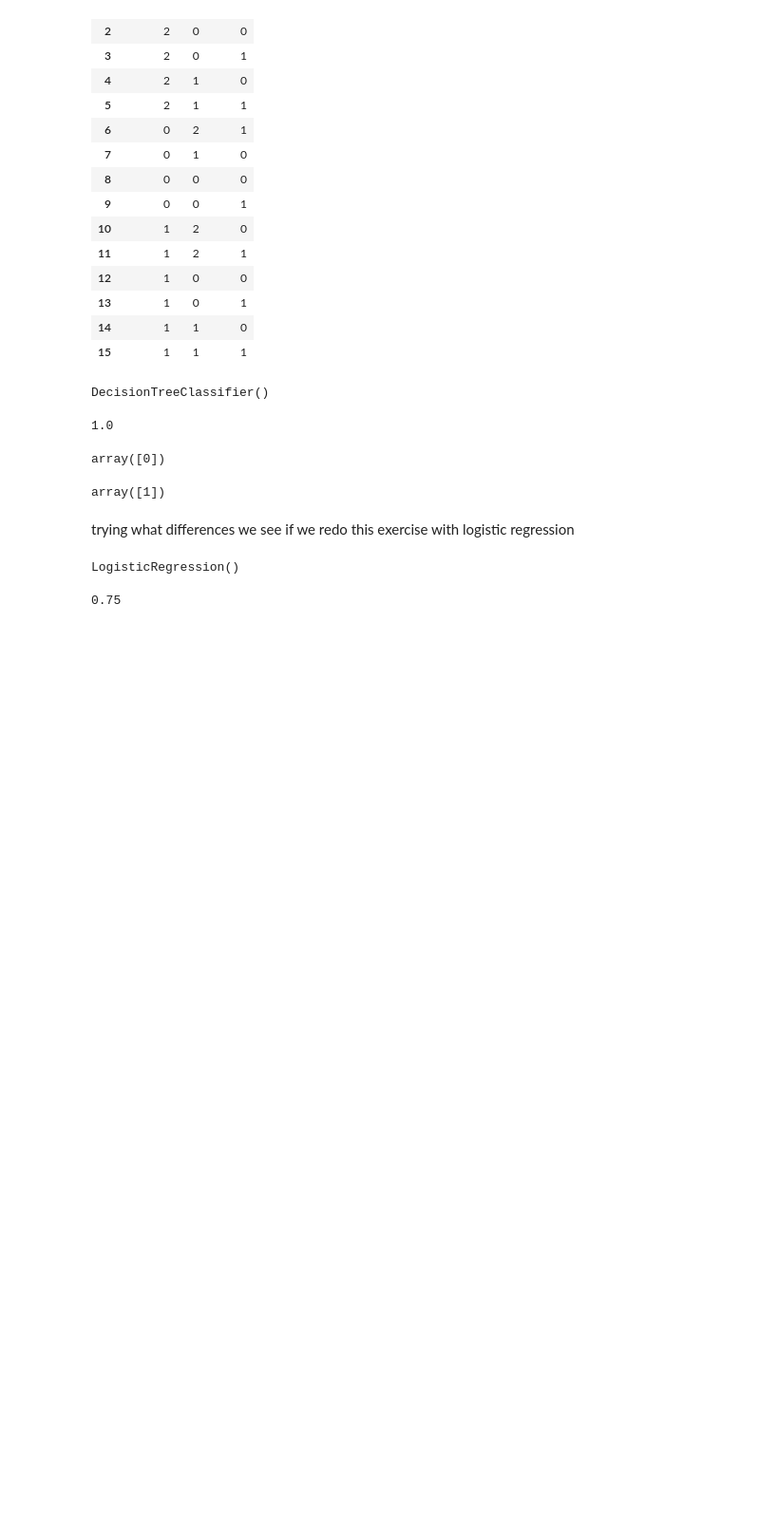
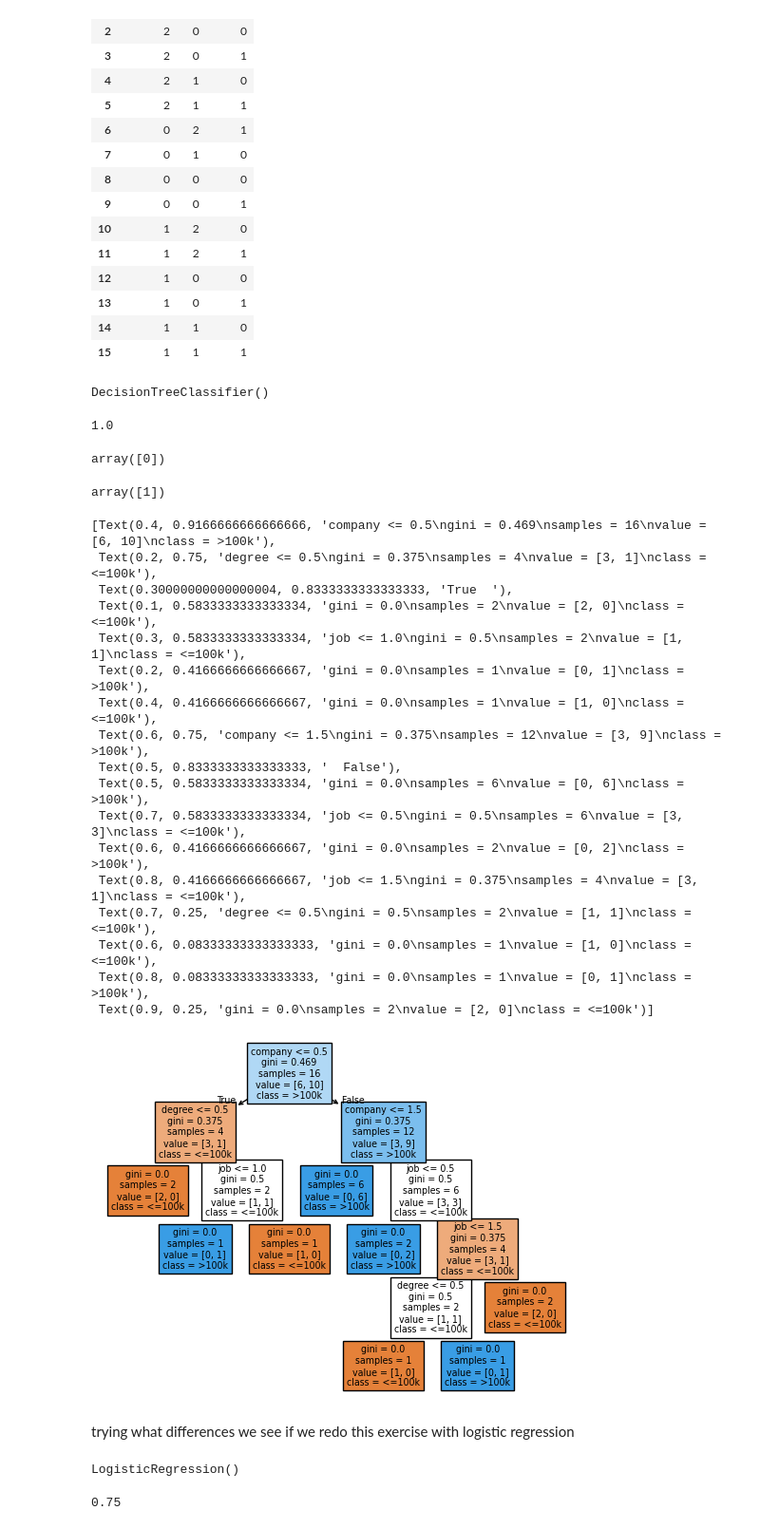
Before and after one commit to Xeylenol/ML_Py, a Jupyter notebook: 6_decision_tree/decision_tree.ipynb, the cells around one changed output. Shown: that part at 95% size. Drawn from its saved outputs; the diff is of its cells as text; code cells hidden in the pictures; blank space fills up the shorter version.

```diff
--- a/6_decision_tree/decision_tree.ipynb
+++ b/6_decision_tree/decision_tree.ipynb
@@ -75,6 +75,27 @@ array([0])
 model.predict([[2,1,1]]) #Google, Computer Engineer, Masters degree > 100 k ?
 # %% [output]
 array([1])
+# %%
+tree.plot_tree(model, feature_names=inputs.columns, class_names=['<=100k', '>100k'], filled=True)
+# %% [output]
+[Text(0.4, 0.9166666666666666, 'company <= 0.5\ngini = 0.469\nsamples = 16\nvalue = [6, 10]\nclass = >100k'),
+ Text(0.2, 0.75, 'degree <= 0.5\ngini = 0.375\nsamples = 4\nvalue = [3, 1]\nclass = <=100k'),
+ Text(0.30000000000000004, 0.8333333333333333, 'True  '),
+ Text(0.1, 0.5833333333333334, 'gini = 0.0\nsamples = 2\nvalue = [2, 0]\nclass = <=100k'),
+ Text(0.3, 0.5833333333333334, 'job <= 1.0\ngini = 0.5\nsamples = 2\nvalue = [1, 1]\nclass = <=100k'),
+ Text(0.2, 0.4166666666666667, 'gini = 0.0\nsamples = 1\nvalue = [0, 1]\nclass = >100k'),
+ Text(0.4, 0.4166666666666667, 'gini = 0.0\nsamples = 1\nvalue = [1, 0]\nclass = <=100k'),
+ Text(0.6, 0.75, 'company <= 1.5\ngini = 0.375\nsamples = 12\nvalue = [3, 9]\nclass = >100k'),
+ Text(0.5, 0.8333333333333333, '  False'),
+ Text(0.5, 0.5833333333333334, 'gini = 0.0\nsamples = 6\nvalue = [0, 6]\nclass = >100k'),
+ Text(0.7, 0.5833333333333334, 'job <= 0.5\ngini = 0.5\nsamples = 6\nvalue = [3, 3]\nclass = <=100k'),
+ Text(0.6, 0.4166666666666667, 'gini = 0.0\nsamples = 2\nvalue = [0, 2]\nclass = >100k'),
+ Text(0.8, 0.4166666666666667, 'job <= 1.5\ngini = 0.375\nsamples = 4\nvalue = [3, 1]\nclass = <=100k'),
+ Text(0.7, 0.25, 'degree <= 0.5\ngini = 0.5\nsamples = 2\nvalue = [1, 1]\nclass = <=100k'),
+ Text(0.6, 0.08333333333333333, 'gini = 0.0\nsamples = 1\nvalue = [1, 0]\nclass = <=100k'),
+ Text(0.8, 0.08333333333333333, 'gini = 0.0\nsamples = 1\nvalue = [0, 1]\nclass = >100k'),
+ Text(0.9, 0.25, 'gini = 0.0\nsamples = 2\nvalue = [2, 0]\nclass = <=100k')]
+[figure, added]
 # %% [markdown]
 trying what differences we see if we redo this exercise with logistic regression
 # %%
```
Also changed, not shown: parts of 1 cell of this notebook, 1 other file.
